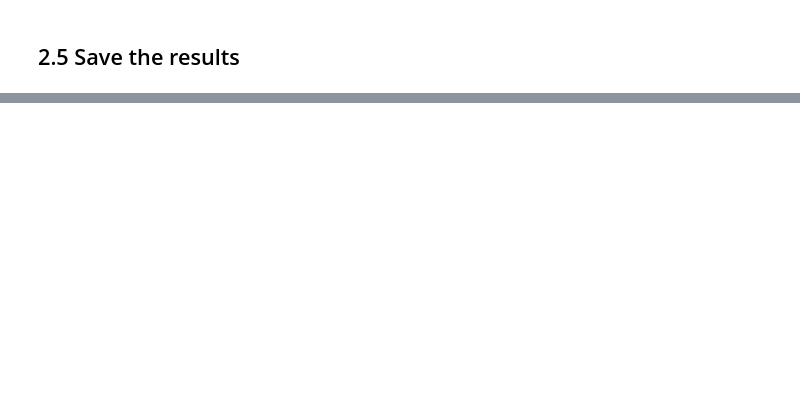
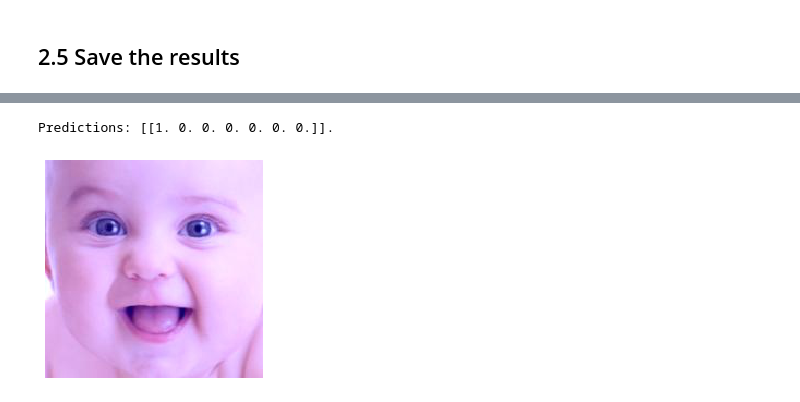
Before and after one commit to paulorijnberg/deep-learning-age-estimation, a Jupyter notebook: notebooks/neural-networks-resnet-UTKface_cropped-balanced.ipynb, the cells around one changed output, grey strips where cells are left out. Saved outputs shown, nothing was run; the diff lists cells and outputs as text; code cells hidden in the pictures; blank space fills up the shorter version.

```diff
--- a/notebooks/neural-networks-resnet-UTKface_cropped-balanced.ipynb
+++ b/notebooks/neural-networks-resnet-UTKface_cropped-balanced.ipynb
@@ -321,8 +383,11 @@ plot_history(history, line1='loss', line2='val_loss',
 # %%
 # Plot image activation
-best_val_score = 'models-and-results-UTKface_cropped-balanced/...h5'
-model_path     = 'models-and-results-UTKface_cropped-balanced/...h5'
+best_val_score = 'models-and-results-UTKface_cropped-balanced/resnet-50-2.0-0.51.h5'
+model_path     = 'models-and-results-UTKface_cropped-balanced/neural-network-resnet-50-2.0-model.h5'
 
 plot_image_activation(model_path   = model_path,
                       weights_path = best_val_score,
                       img_path     = r'datasets\UTKface_cropped-new-structure-balanced\test\10\1_0_0_20170110212624891.jpg.chip.jpg')
+# %% [output]
+Predictions: [[1. 0. 0. 0. 0. 0. 0.]].
+[figure, added]
```
Also changed, not shown: parts of 14 cells of this notebook.
